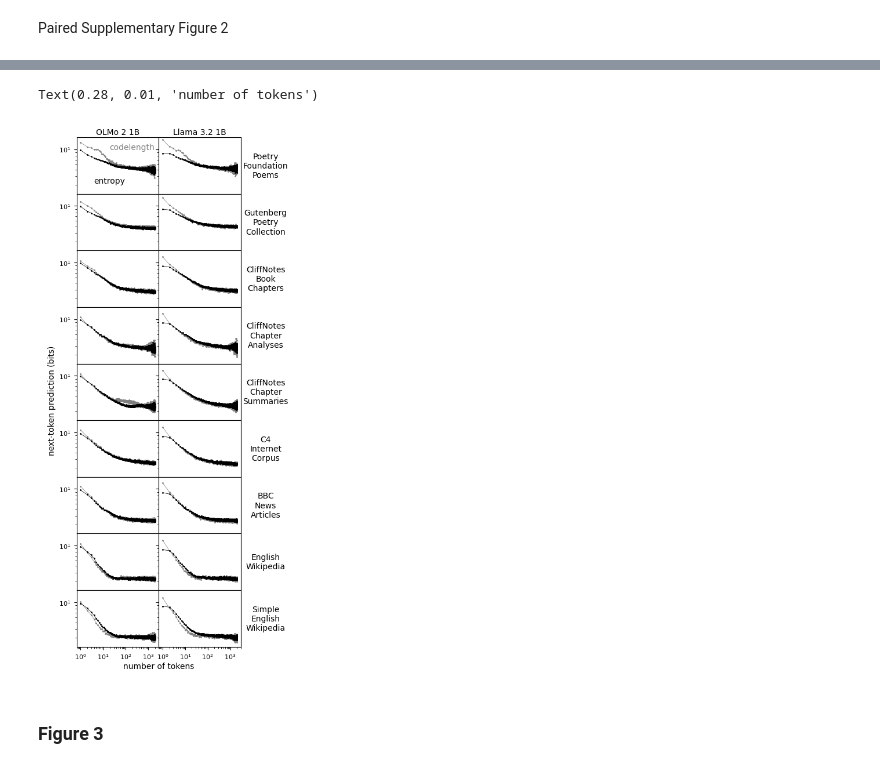
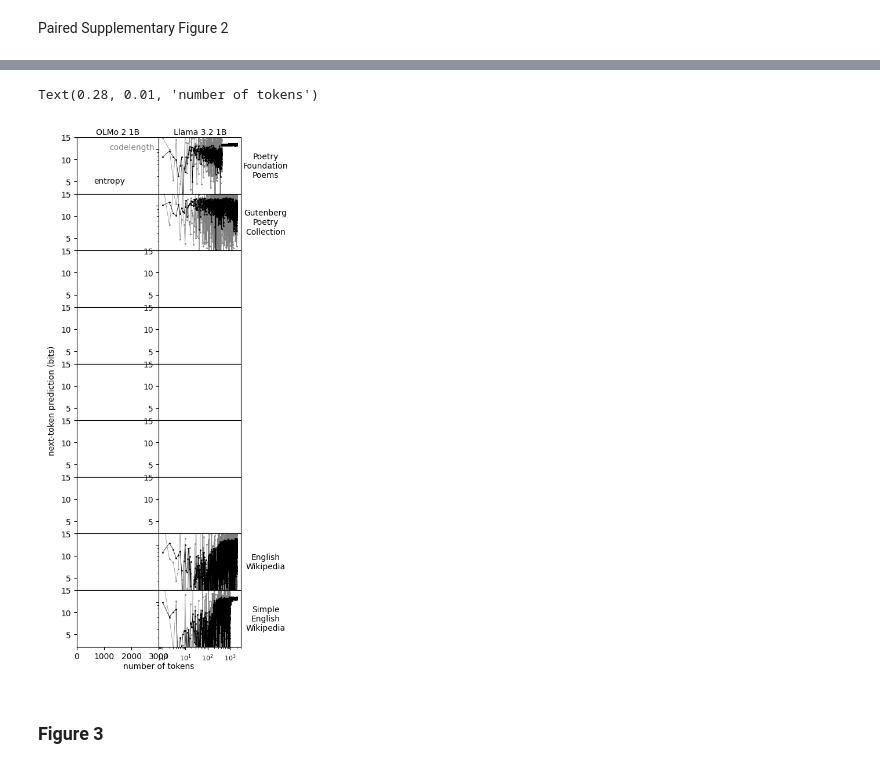
Before and after one commit to smithlindsay/llms-entropy, a Jupyter notebook: colin_files/FiguresRound1.ipynb, the cells around one changed output, grey strips where cells are left out. Cells and saved outputs as stored; diff of their text form; code cells hidden in the pictures.

Commit message:
dclm, qwen, oss tok and char calculations; plotting

```diff
--- a/colin_files/FiguresRound1.ipynb
+++ b/colin_files/FiguresRound1.ipynb
@@ -20,8 +20,8 @@ def consolidate(fileformat):
 
 def loaddata(loaddir):
     msk=consolidate(loaddir+'attn/*.npy')
-    etens=consolidate(loaddir+'entropy/*.npy')
-    ctens=consolidate(loaddir+'codelength/*.npy')
+    etens=consolidate(loaddir+'entropy_t/*.npy')
+    ctens=consolidate(loaddir+'codelength_t/*.npy')
     ttens=consolidate(loaddir+'tok/*.npy')
 
     return {'e': etens,
@@ -359,6 +359,7 @@ Paired Supplementary Figure 2
 # %%
 olmokeysT=["Simple","Wiki", "BBC2", 'C4','BooksumSummary2','BooksumAnalysis3', "BooksumChapter3", "GPC2", "PoetryFoundation2"]
 llamakeysT=["SimpleLlama","WikiLlama", "BBCLlama", 'C4Llama','BooksumSummaryLlama','BooksumAnalysisLlama', "BooksumChapterLlama", "GPCLlama", "PoetryFoundationLlama"]
+osskeys = ["simple", "wiki", "BBC", 'c4','BooksumText','BooksumAnalysis', "BookChapter", "gpc", "poetry"]
 # %%
 llamadataT={}
 llamaloadT={}
@@ -379,3 +380,13 @@ for name in olmokeysT:
     if name not in olmodataT.keys():
         olmoloadT[name]=loaddata(parent+name+"/")
         olmodataT[name]=takeaverage(olmoloadT[name])
+# %%
+ossdataT={}
+ossloadT={}
+parentoss='/scratch/gpfs/WBIALEK/ls1546/llms-entropy/colin_files/data/oss/'
+for name in osskeys:
+    if name not in ossdataT.keys():
+        if name == 'BookChapter' or name == 'BBC' or name == 'BooksumText' or name == 'c4' or name == 'BooksumAnalysis':
+            continue
+        ossloadT[name]=loaddata(parentoss+name+"/")
+        ossdataT[name]=takeaverage(ossloadT[name])
@@ -382,23 +410,32 @@ for name in olmokeysT:
 # %%
 descriptions={
-"Simple" : "Simple\nEnglish\nWikipedia",
+"simple" : "Simple\nEnglish\nWikipedia",
 "SimpleLlama" : "Simple\nEnglish\nWikipedia",
-"Wiki" : "English\nWikipedia",
+"SimpleGPT" : "Simple\nEnglish\nWikipedia",
+"wiki" : "English\nWikipedia",
 "WikiLlama" : "English\nWikipedia",
-"BBC2" : "BBC\nNews\nArticles",
+"WikiGPT" : "English\nWikipedia",
+"BBC" : "BBC\nNews\nArticles",
 "BBCLlama": "BBC\nNews\nArticles",
-"C4": "C4\nInternet\nCorpus",
+"BBCGPT": "BBC\nNews\nArticles",
+"c4": "C4\nInternet\nCorpus",
 "C4Llama": "C4\nInternet\nCorpus",
-"BooksumSummary2": "CliffNotes\nChapter\nSummaries",
+"C4GPT": "C4\nInternet\nCorpus",
+"BooksumText": "CliffNotes\nChapter\nSummaries",
 "BooksumSummaryLlama": "CliffNotes\nChapter\nSummaries",
-"BooksumAnalysis3": "CliffNotes\nChapter\nAnalyses",
+"BooksumSummaryGPT": "CliffNotes\nChapter\nSummaries",
+"BooksumAnalysis": "CliffNotes\nChapter\nAnalyses",
 "BooksumAnalysisLlama": "CliffNotes\nChapter\nAnalyses",
-"BooksumChapter3": "CliffNotes\nBook\nChapters",
+"BooksumAnalysisGPT": "CliffNotes\nChapter\nAnalyses",
+"BookChapter": "CliffNotes\nBook\nChapters",
 "BooksumChapterLlama": "CliffNotes\nBook\nChapters",
-"GPC2": "Gutenberg\nPoetry\nCollection",
+"BooksumChapterGPT": "CliffNotes\nBook\nChapters",
+"gpc": "Gutenberg\nPoetry\nCollection",
 "GPCLlama": "Gutenberg\nPoetry\nCollection",
-"PoetryFoundation2": "Poetry\nFoundation\nPoems",
+"GPCGPT": "Gutenberg\nPoetry\nCollection",
+"poetry": "Poetry\nFoundation\nPoems",
 "PoetryFoundationLlama": "Poetry\nFoundation\nPoems"
+,"PoetryFoundationGPT": "Poetry\nFoundation\nPoems"
 }
 
 
@@ -438,52 +475,72 @@ ms=1
 
 
 for ax, k in zip(axes[:,0],olmokeysT[::-1]):
-    v=olmodataT[k]
+    pass
+    # v=olmodataT[k]
+
+    # xvals=np.arange(len(v['e']))+1
+    # ax.plot(xvals,v['e'],marker='o',ms=ms, lw=lw,label='entropy', c='k')
+    # ax.plot(xvals[:-1],v['c'],marker='o',ms=ms,lw=lw,label='codelength', c='gray',zorder=-1)
+
+    # ax.set_xscale('log')
+    # ax.set_yscale('log')
+
+    # ax.tick_params(axis='both', which='major', labelsize=ts)
+    # ax.tick_params(axis='both', which='minor', labelsize=ts)
+
+# for ax, k in zip(axes[:,1],llamakeysT[::-1]):
+#     v=llamadataT[k]
+#     xvals=np.arange(len(v['e']))
+#     ax.plot(xvals[1:],v['e'][1:],marker='o',ms=ms,lw=lw,label='entropy', c='k')
+#     ax.plot(xvals[1:-1],v['c'][1:],marker='o',ms=ms,lw=lw,label='codelength', c='gray',zorder=-1)
+
+#     ax.set_xscale('log')
+#     ax.set_yscale('log')
+
+#     ax.tick_params(axis='both', which='major', labelsize=ts)
+#     ax.tick_params(axis='both', which='minor', labelsize=ts)
+#     ax.text(1.3,0.5,descriptions[k],va='center',ha='center',transform=ax.transAxes, fontsize=fs)
+
+#     ax.tick_params(which='major',labelleft=False)
+
+# do oss
+for ax, k in zip(axes[:, 1], osskeys[::-1]):
+    if k == 'BookChapter' or k == 'BBC' or k == 'BooksumText' or k == 'c4' or k == 'BooksumAnalysis':
+        continue
+    v = ossdataT[k]
 
     xvals=np.arange(len(v['e']))+1
     ax.plot(xvals,v['e'],marker='o',ms=ms, lw=lw,label='entropy', c='k')
     ax.plot(xvals[:-1],v['c'],marker='o',ms=ms,lw=lw,label='codelength', c='gray',zorder=-1)
-
-    ax.set_xscale('log')
-    ax.set_yscale('log')
-
-    ax.tick_params(axis='both', which='major', labelsize=ts)
-    ax.tick_params(axis='both', which='minor', labelsize=ts)
-
-for ax, k in zip(axes[:,1],llamakeysT[::-1]):
-    v=llamadataT[k]
-    xvals=np.arange(len(v['e']))
-    ax.plot(xvals[1:],v['e'][1:],marker='o',ms=ms,lw=lw,label='entropy', c='k')
-    ax.plot(xvals[1:-1],v['c'][1:],marker='o',ms=ms,lw=lw,label='codelength', c='gray',zorder=-1)
 
     ax.set_xscale('log')
     ax.set_yscale('log')
 
     ax.tick_params(axis='both', which='major', labelsize=ts)
     ax.tick_params(axis='both', which='minor', labelsize=ts)
     ax.text(1.3,0.5,descriptions[k],va='center',ha='center',transform=ax.transAxes, fontsize=fs)
 
     ax.tick_params(which='major',labelleft=False)
 
 for ax in axes[:-1,:].flatten():
     ax.set_xticklabels([])
 
 for ax in axes[:,:].flatten():
     ax.set_xlim([0.0,3e3])
     ax.set_ylim([2.2,15.0])
     ax.tick_params(which='minor',labelleft=False)
 
 axes[0,0].text(0.5,1.02,"OLMo 2 1B",va='bottom',ha='center',transform=axes[0,0].transAxes, fontsize=fs)
 axes[0,1].text(0.5,1.02,"Llama 3.2 1B",va='bottom',ha='center',transform=axes[0,1].transAxes, fontsize=fs)
 
 axes[0,0].text(0.4,0.3, "entropy", ha='center', va='top', fontsize=fs,transform=axes[0,0].transAxes)
 axes[0,0].text(0.95,0.9, "codelength", ha='right', va='top', fontsize=fs, color='gray',transform=axes[0,0].transAxes)
 
 fig2.text(0.01, 0.5, 'next-token prediction (bits)', ha='left', va='center', fontsize=fs, rotation=90)
 fig2.text(lbuff+awidth, 0.01, 'number of tokens', ha='center', va='baseline', fontsize=fs)
 # %% [output]
 Text(0.28, 0.01, 'number of tokens')
-[figure, old version]
+[figure, new version]
 # %%
 fig2.savefig("Fig2Tokens.png",transparent=True,bbox_inches='tight',dpi=300)
 # %% [markdown]
```
Also changed, not shown: parts of 1 cell of this notebook, 29 other files.
